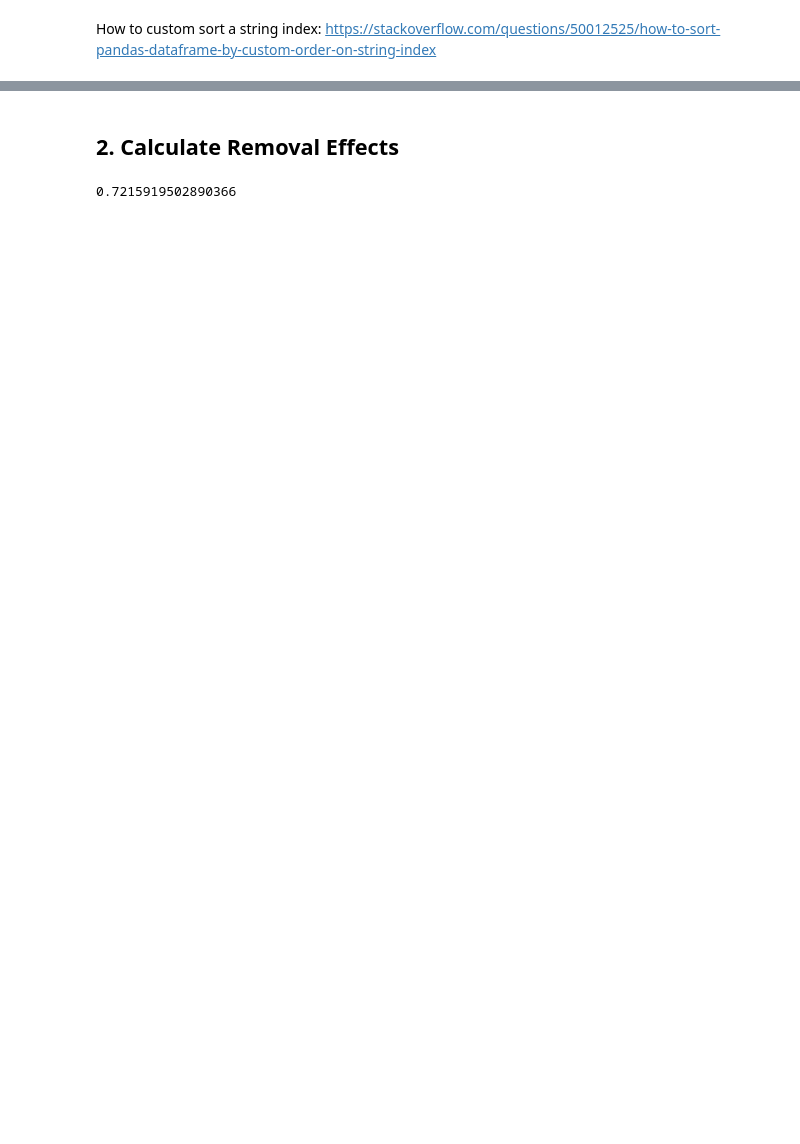
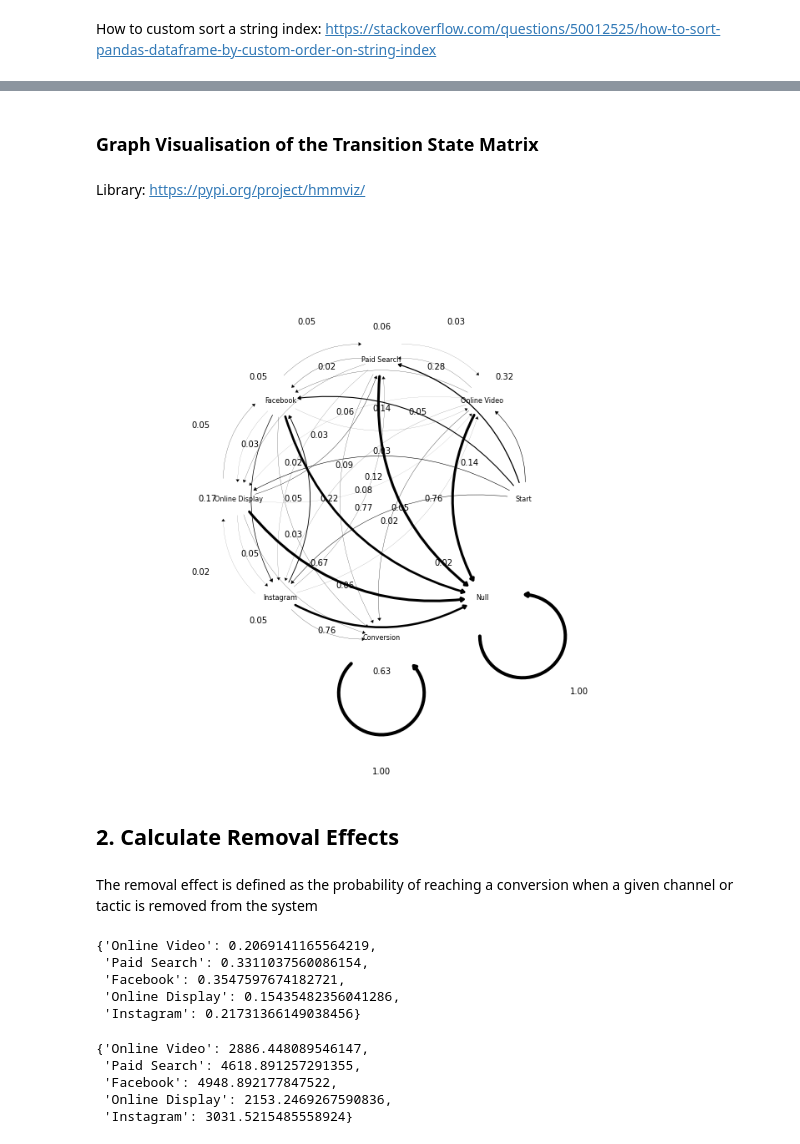
Before and after one commit to Iskriyana/attribution-markov-chains, a Jupyter notebook: Attribution_Markov_Chain.ipynb, the cells around one changed output, grey strips where cells are left out. Cells and saved outputs as stored; diff of their text form; code cells hidden in the pictures; blank space fills up the shorter version.

Commit message:
210118_markov_attribution_model

```diff
--- a/Attribution_Markov_Chain.ipynb
+++ b/Attribution_Markov_Chain.ipynb
@@ -333,3 +342,33 @@ ax.set(title='Directional Graph of User Journeys', xlabel='Destination', ylabel=
+# %% [markdown]
+### Graph Visualisation of the Transition State Matrix
+# %% [markdown]
+Library: https://pypi.org/project/hmmviz/
+# %%
+graph = TransGraph(trans_matrix)
+
+# looks best on square figures/axes
+fig = plt.figure(figsize=(12, 12))
+
+colors = {'Start': 'black',
+          'Null': 'black',
+          'Conversion': 'yellow',
+          #'Online Video': 'green',
+          #'Paid Search': 'red',
+          #'Facebook': 'blue',
+          #'Online Display': 'pink',
+          #'Instagram': 'purple',
+         }
+
+graph.draw(#edgecolors=colors,
+           edgelabels=True,
+           nodefontsize=8)
+
+plt.savefig('./assets/markov_graph')
+plt.show()
+# %% [output]
+[figure, added]
 # %% [markdown]
 ## 2. Calculate Removal Effects
+# %% [markdown]
+The removal effect is defined as the probability of reaching a conversion when a given channel or tactic is removed from the system
 # %%
@@ -374,9 +424,3 @@ def removal_effects(trans_matrix, conversion_rate):
         removal_effects_dict[channel] = removal_effect
 
     return removal_effects_dict
-# %%
-removal_df = trans_matrix.drop('Facebook', axis=1).drop('Facebook', axis=0)
-
-np.sum(list(removal_df.loc['Start']))
-# %% [output]
-0.7215919502890366
@@ -382,0 +429,8 @@ np.sum(list(removal_df.loc['Start']))
+# %%
+removal_effects_dict
+# %% [output]
+{'Online Video': 0.2069141165564219,
+ 'Paid Search': 0.3311037560086154,
+ 'Facebook': 0.3547597674182721,
+ 'Online Display': 0.15435482356041286,
+ 'Instagram': 0.21731366149038456}
@@ -382,0 +444,8 @@ np.sum(list(removal_df.loc['Start']))
+# %%
+attributions
+# %% [output]
+{'Online Video': 2886.448089546147,
+ 'Paid Search': 4618.891257291355,
+ 'Facebook': 4948.892177847522,
+ 'Online Display': 2153.2469267590836,
+ 'Instagram': 3031.5215485558924}
```
Also changed, not shown: parts of 20 cells of this notebook, 3 other files.
